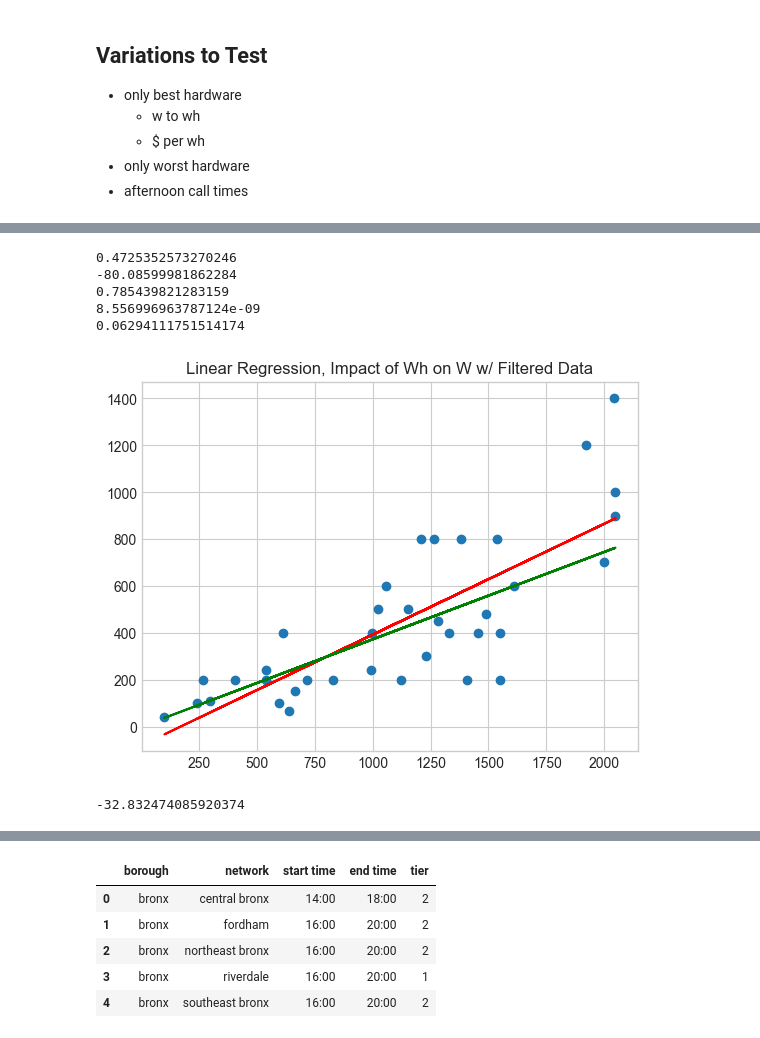
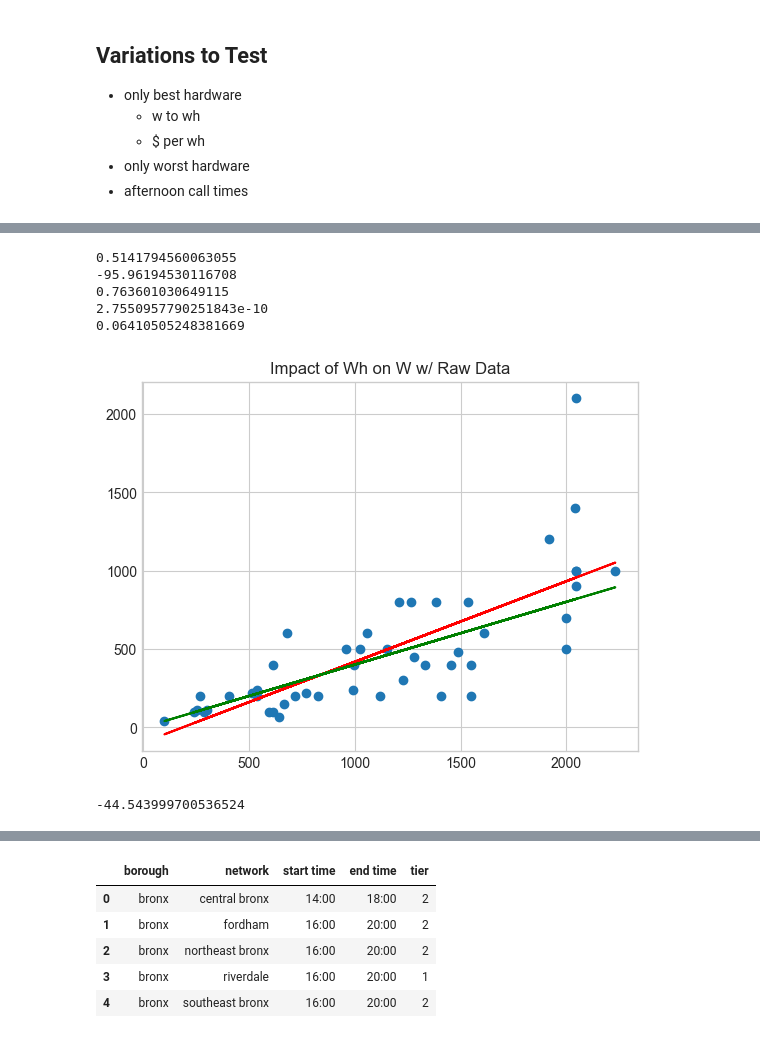
Before and after one commit to alexnathanson/communityDemandResponse-model, a Jupyter notebook: hardware-recommender/hardware-recommender.ipynb, the cells around one changed output, grey strips where cells are left out. Drawn from its saved outputs; the diff is of its cells as text; code cells hidden in the pictures.

```diff
--- a/hardware-recommender/hardware-recommender.ipynb
+++ b/hardware-recommender/hardware-recommender.ipynb
@@ -79,14 +76,12 @@ Similarly, max PV watts is not purely determined by battery Wh because of design
 For other characteristics median is best.
 # %%
 # read in hardware data to dataframe
-hardware_df = pd.read_csv('data/DER-Hardware-November-LiFePo4-batteriespowerstations-updated-NOV12.csv')
+hardware_df = pd.read_csv('data/DER_Hardware_November_LiFePo4_batteriespowerstations_updated_NOV19.csv')
 
-#clean data
-hardware_df = hardware_df.drop(columns=['Link','Battery Type','Smart Control','Pass Through Charging',
-                                       'Inverter Efficiency','Inverter Watts', 'Warranty Years','Lifespan'])
+#clean data - these columns aren't used in this analysis
+hardware_df = hardware_df.drop(columns=['Link','Battery Type','App Control','Bypass Mode','Min PV Voltage',
+                                      'Inverter Efficiency','Inverter Watts', 'Warranty Years','Lifespan'])
 
-#filter out product lines that duplicate specs
-hardware_productline_df = hardware_df.drop(index=[11,12,13,31,33])
-
+print(hardware_df.shape)
 hardware_df.head()
 # %% [output]
@@ -220,35 +257,37 @@ fhardware_df = hardware_df
 # %%
-wSlope, wIntercept, wR, wP, wStd_err = stats.linregress(fhardware_df['Battery Wh'],fhardware_df['Max PV Watt'])
+wSlope, wIntercept, wR, wP, wStd_err = stats.linregress(hardware_df['Battery Wh'],hardware_df['Max PV Watt'])
 print(wSlope)
 print(wIntercept)
 print(wR)
 print(wP)
 print(wStd_err)
 
 
 #input battery Wh -> outputs max PV Watts
 def maxPVWatts(x):
-  return wSlope * x + intercept
+  return wSlope * x + wIntercept
 
-maxPVWattsModel = list(map(maxPVWatts, fhardware_df['Battery Wh']))
-plt.scatter(fhardware_df['Battery Wh'],fhardware_df['Max PV Watt'])
+maxPVWattsModel = list(map(maxPVWatts, hardware_df['Battery Wh']))
+plt.scatter(hardware_df['Battery Wh'],hardware_df['Max PV Watt'])
 
 
-plt.plot(fhardware_df['Battery Wh'], maxPVWattsModel,color='r')
+#red is regression slope
+plt.plot(hardware_df['Battery Wh'], maxPVWattsModel,color='r')
 
-plt.plot(fhardware_df['Battery Wh'], fhardware_df['Battery Wh'] * fhardware_df['W to Wh ratio'].median(),color='g')
+#green is median ratio
+plt.plot(hardware_df['Battery Wh'], hardware_df['Battery Wh'] * hardware_df['W to Wh ratio'].median(),color='g')
 
-plt.title("Linear Regression, Impact of Wh on W w/ Filtered Data", fontdict=None, loc='center', pad=None)
+plt.title("Impact of Wh on W w/ Raw Data", fontdict=None, loc='center', pad=None)
 
 
 plt.show()
 
 maxPVWatts(100)
 # %% [output]
-0.4725352573270246
--80.08599981862284
-0.785439821283159
-8.556996963787124e-09
-0.06294111751514174
+0.5141794560063055
+-95.96194530116708
+0.763601030649115
+2.7550957790251843e-10
+0.06410505248381669
-[figure, old version]
+[figure, new version]
--32.832474085920374
+-44.543999700536524
```
Also changed, not shown: parts of 55 cells of this notebook, 1 other file.
